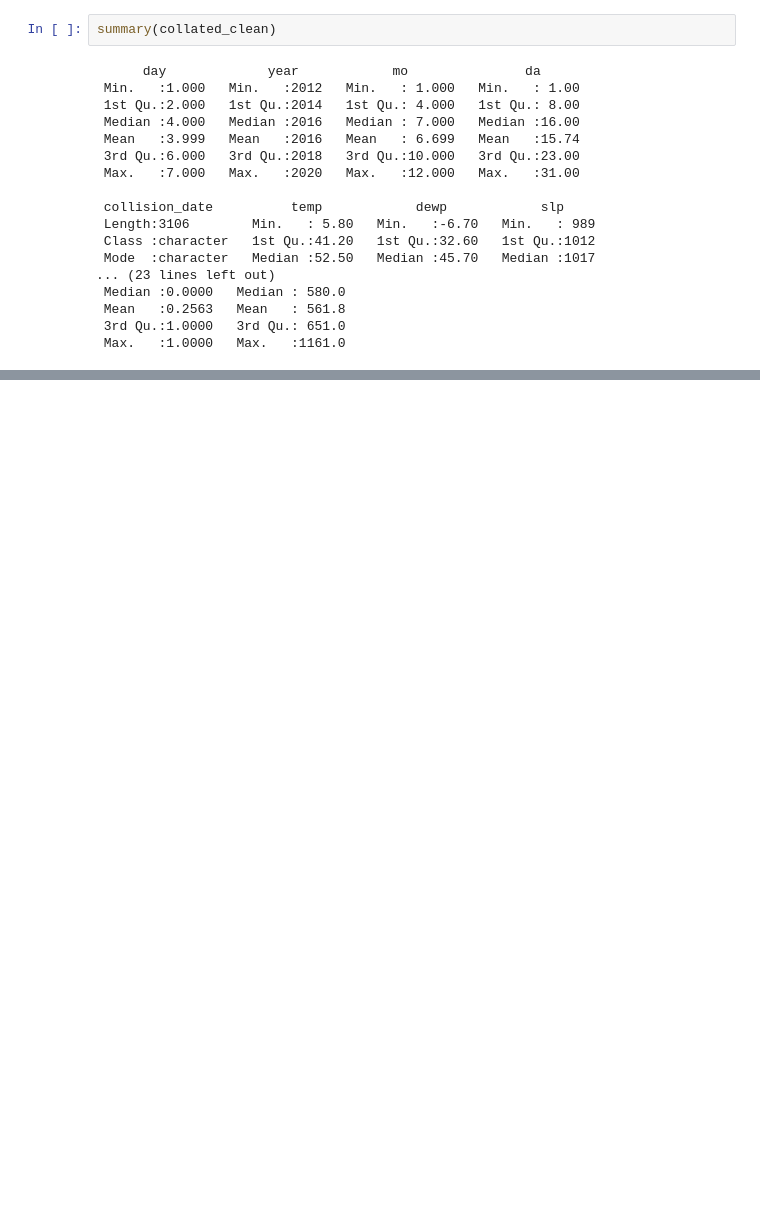
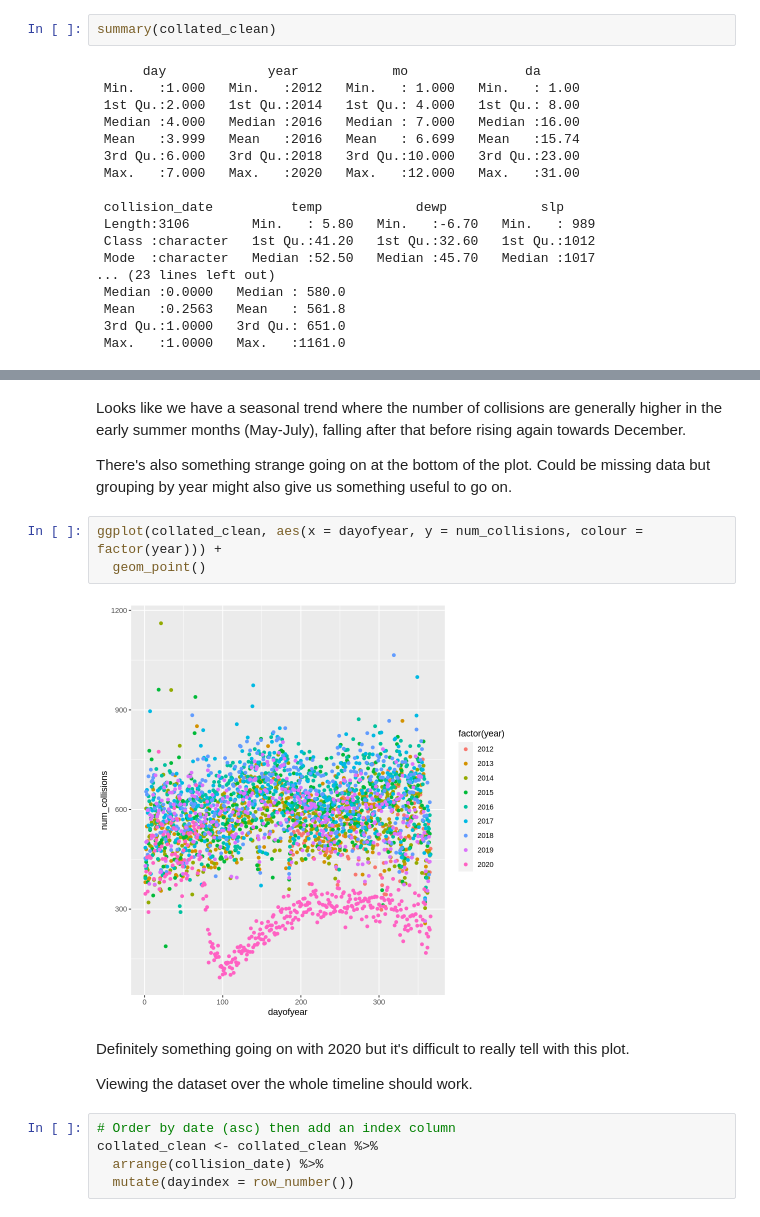
Before and after one commit to AaronM44/DAOTW-Assignment-1, a Jupyter notebook: Assignment1.ipynb, the cells around one changed output, grey strips where cells are left out. Drawn from its saved outputs; the diff is of its cells as text; blank space fills up the shorter version.

```diff
--- a/Assignment1.ipynb
+++ b/Assignment1.ipynb
@@ -142,0 +204,18 @@ Median: 580
+# %% [markdown]
+Looks like we have a seasonal trend where the number of collisions are generally higher in the early summer months (May-July), falling after that before rising again towards December.
+
+There's also something strange going on at the bottom of the plot. Could be missing data but grouping by year might also give us something useful to go on.
+# %%
+ggplot(collated_clean, aes(x = dayofyear, y = num_collisions, colour = factor(year))) +
+  geom_point()
+# %% [output]
+[figure, added]
+# %% [markdown]
+Definitely something going on with 2020 but it's difficult to really tell with this plot.
+
+Viewing the dataset over the whole timeline should work.
+# %%
+# Order by date (asc) then add an index column
+collated_clean <- collated_clean %>%
+  arrange(collision_date) %>%
+  mutate(dayindex = row_number())
```
Also changed, not shown: parts of 95 cells of this notebook.
